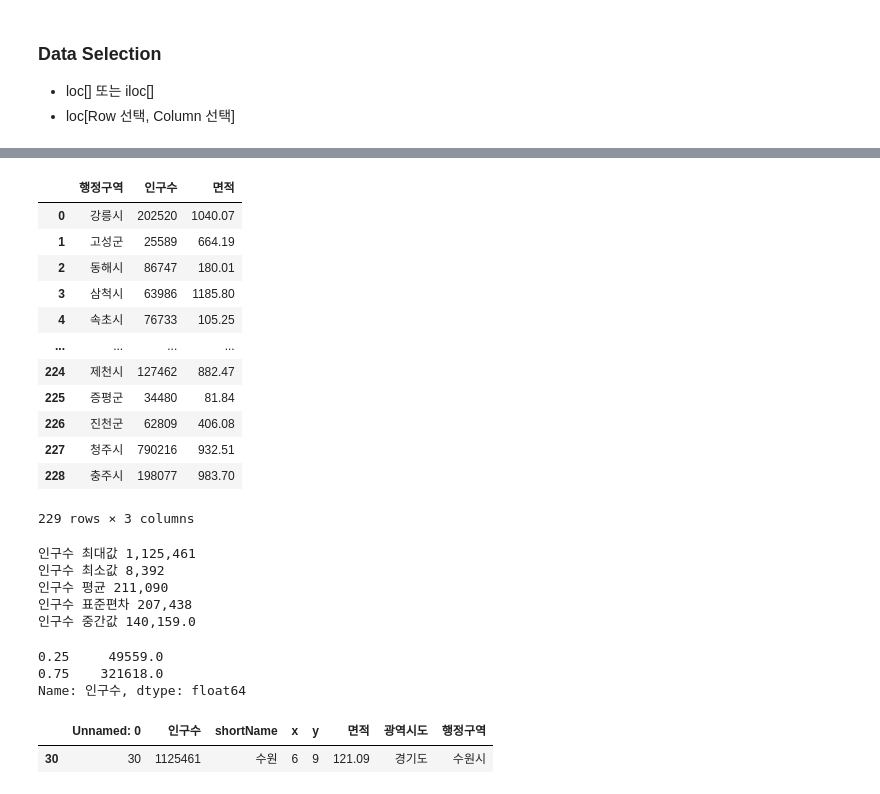
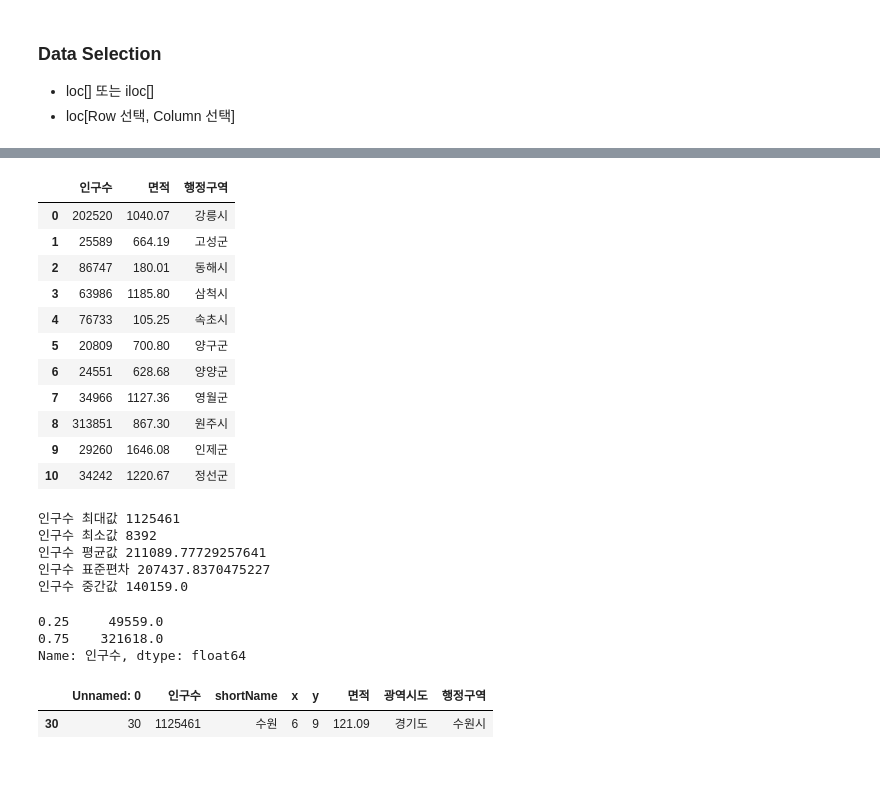
Before and after one commit to jero-06/Python_WebScrapting_DataAnalsis, a Jupyter notebook: 03.행정구역정보_분석과시각화.ipynb, the cells around one changed output, grey strips where cells are left out. Drawn from its saved outputs; the diff is of its cells as text; code cells hidden in the pictures.

```diff
--- a/03.행정구역정보_분석과시각화.ipynb
+++ b/03.행정구역정보_분석과시각화.ipynb
@@ -257,27 +260,35 @@ Name: 인구수, Length: 229, dtype: int64
 # %%
 # ['행정구역','인구수','면적'] 컬럼의 데이터 출력
+data[['행정구역','인구수','면적']]
-# %% [output]
-|  | 행정구역 | 인구수 | 면적 |
-| 0 | 강릉시 | 202520 | 1040.07 |
-| 1 | 고성군 | 25589 | 664.19 |
-| 2 | 동해시 | 86747 | 180.01 |
-| 3 | 삼척시 | 63986 | 1185.80 |
-| 4 | 속초시 | 76733 | 105.25 |
-| ... | ... | ... | ... |
-| 224 | 제천시 | 127462 | 882.47 |
-| 225 | 증평군 | 34480 | 81.84 |
-| 226 | 진천군 | 62809 | 406.08 |
-| 227 | 청주시 | 790216 | 932.51 |
-| 228 | 충주시 | 198077 | 983.70 |
-229 rows × 3 columns
+# %%
+data.loc[0:10, ['인구수', '면적', '행정구역']]
+# %% [output]
+|  | 인구수 | 면적 | 행정구역 |
+| 0 | 202520 | 1040.07 | 강릉시 |
+| 1 | 25589 | 664.19 | 고성군 |
+| 2 | 86747 | 180.01 | 동해시 |
+| 3 | 63986 | 1185.80 | 삼척시 |
+| 4 | 76733 | 105.25 | 속초시 |
+| 5 | 20809 | 700.80 | 양구군 |
+| 6 | 24551 | 628.68 | 양양군 |
+| 7 | 34966 | 1127.36 | 영월군 |
+| 8 | 313851 | 867.30 | 원주시 |
+| 9 | 29260 | 1646.08 | 인제군 |
+| 10 | 34242 | 1220.67 | 정선군 |
 # %%
 # 인구수 컬럼의 집계함수
+print(f"인구수 최대값 {data['인구수'].max()}")
+print(f"인구수 최소값 {data['인구수'].min()}")
+print(f"인구수 평균값 {data['인구수'].mean()}")
+print(f"인구수 표준편차 {data['인구수'].std()}")
+print(f"인구수 중간값 {data['인구수'].median()}")
+data['인구수'].quantile([0.25, 0.75])
 # %% [output]
-인구수 최대값 1,125,461
-인구수 최소값 8,392
-인구수 평균 211,090
-인구수 표준편차 207,438
-인구수 중간값 140,159.0
+인구수 최대값 1125461
+인구수 최소값 8392
+인구수 평균값 211089.77729257641
+인구수 표준편차 207437.8370475227
+인구수 중간값 140159.0
 0.25     49559.0
 0.75    321618.0
 Name: 인구수, dtype: float64
```
Also changed, not shown: parts of 20 cells of this notebook.
